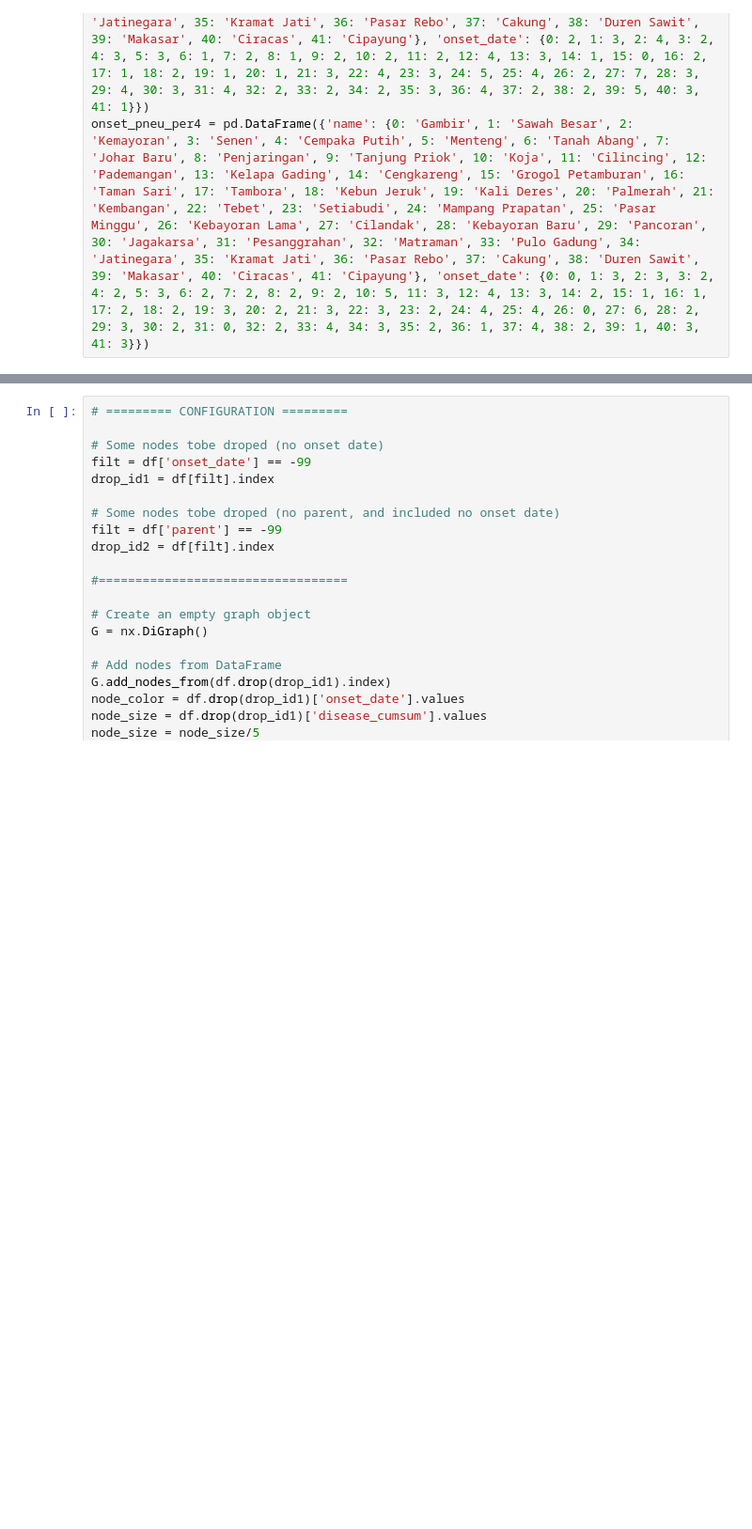
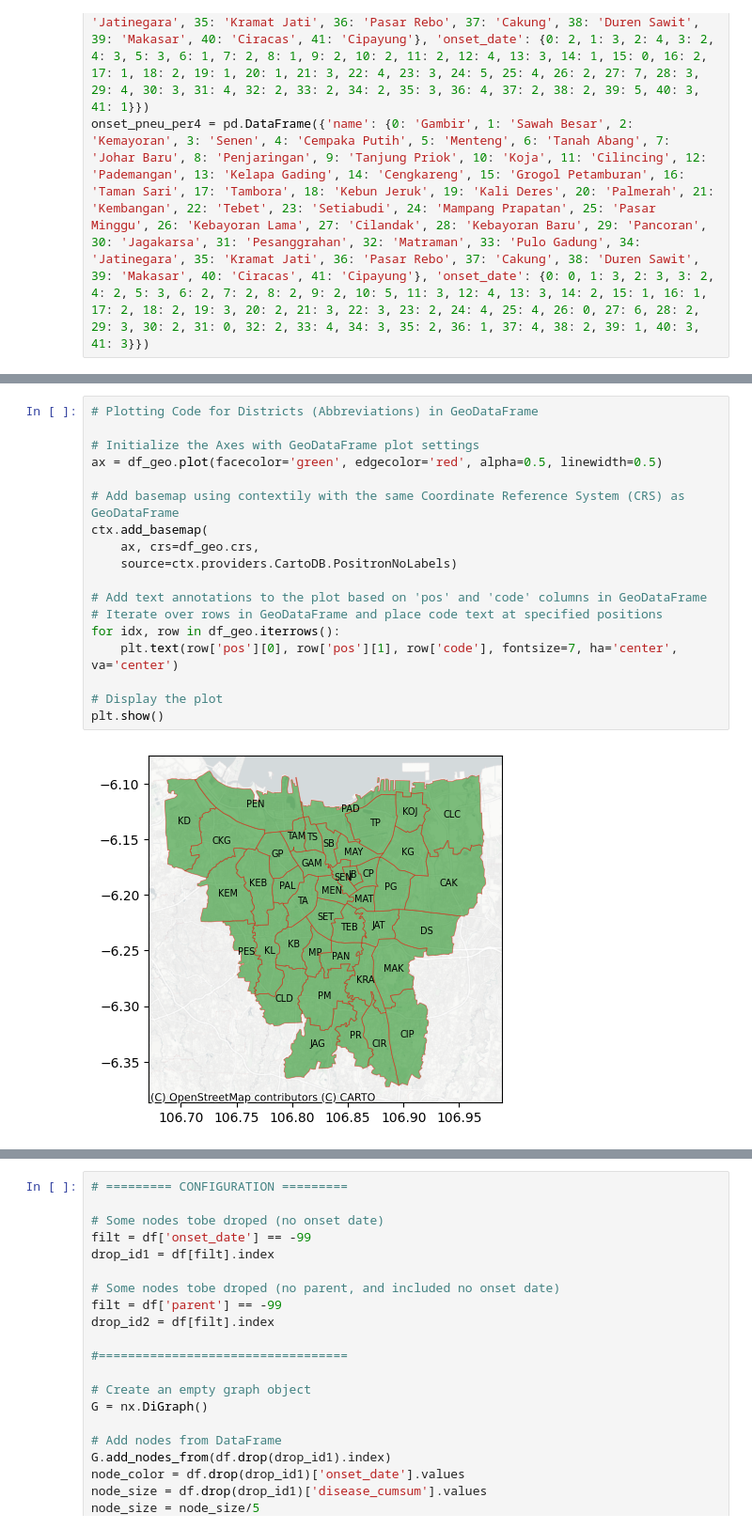
Before and after one commit to marliyehez/Epidemic-Forest, a Jupyter notebook: Epidemic_Forest.ipynb, the cells around one changed output, grey strips where cells are left out. Shown at 94% size. Cells and saved outputs as stored; diff of their text form; blank space fills up the shorter version.

```diff
--- a/Epidemic_Forest.ipynb
+++ b/Epidemic_Forest.ipynb
@@ -257,3 +259,23 @@ df_geo['code'] = ['GAM', 'SB', 'MAY', 'SEN', 'CP', 'MEN', 'TA', 'JB', 'PEN', 'TP
+# %%
+# Plotting Code for Districts (Abbreviations) in GeoDataFrame
+
+# Initialize the Axes with GeoDataFrame plot settings
+ax = df_geo.plot(facecolor='green', edgecolor='red', alpha=0.5, linewidth=0.5)
+
+# Add basemap using contextily with the same Coordinate Reference System (CRS) as GeoDataFrame
+ctx.add_basemap(
+    ax, crs=df_geo.crs,
+    source=ctx.providers.CartoDB.PositronNoLabels)
+
+# Add text annotations to the plot based on 'pos' and 'code' columns in GeoDataFrame
+# Iterate over rows in GeoDataFrame and place code text at specified positions
+for idx, row in df_geo.iterrows():
+    plt.text(row['pos'][0], row['pos'][1], row['code'], fontsize=7, ha='center', va='center')
+
+# Display the plot
+plt.show()
+# %% [output]
+[figure, added]
 # %%
 # Period
 tmin, tmax = (19, 30)   # Period 2
```
Also changed, not shown: parts of 14 cells of this notebook.
